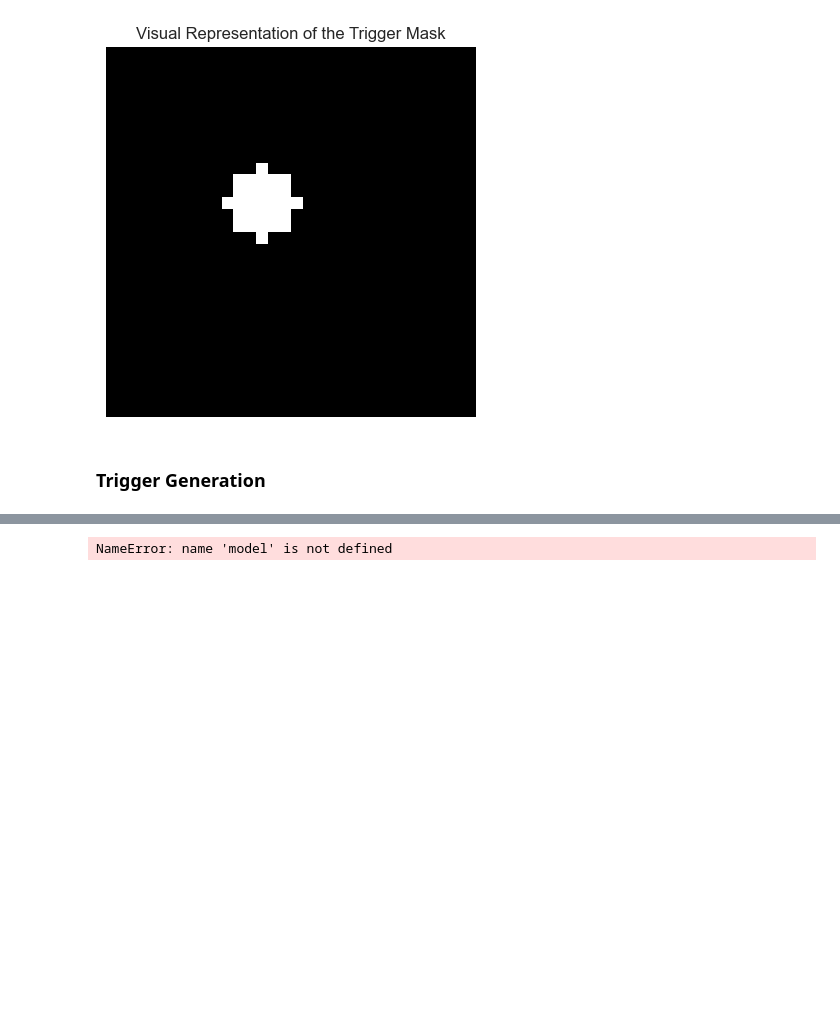
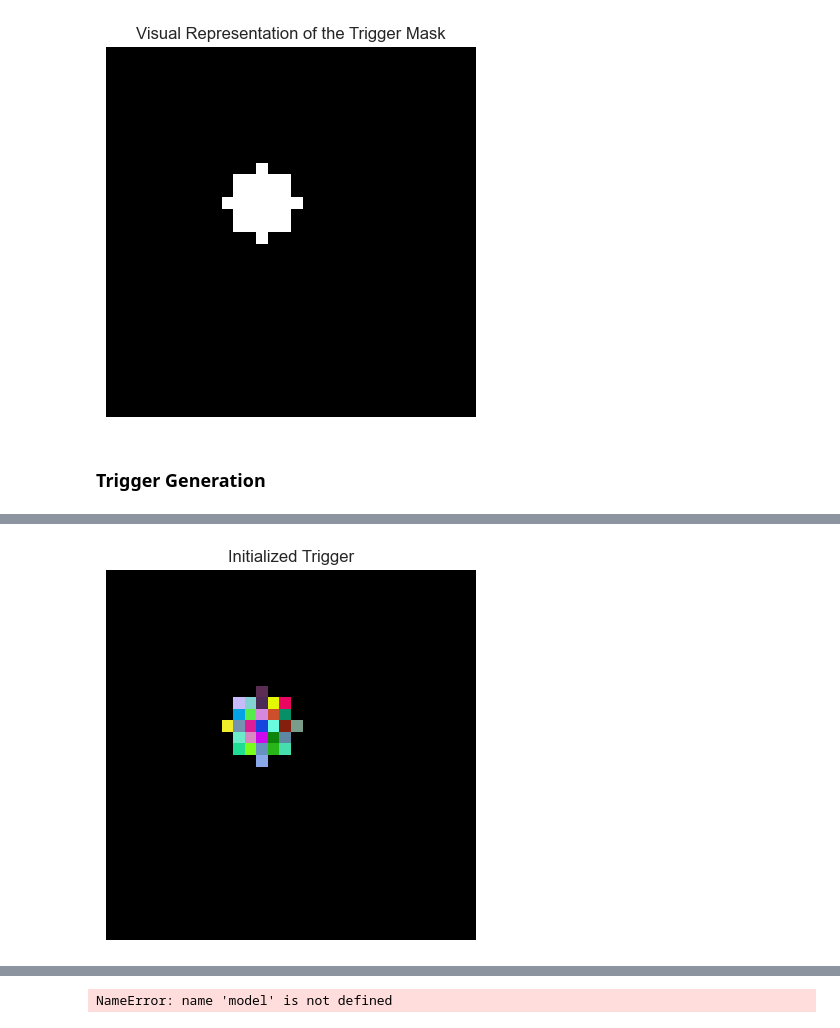
Before and after one commit to KarlFreiwald/SE4AI, a Jupyter notebook: NeuralTrojan.ipynb, the cells around one changed output, grey strips where cells are left out. Saved outputs shown, nothing was run; the diff lists cells and outputs as text; code cells hidden in the pictures; blank space fills up the shorter version.

```diff
--- a/NeuralTrojan.ipynb
+++ b/NeuralTrojan.ipynb
@@ -115,0 +155,7 @@ plt.show()
+# %%
+plt.imshow(base_image+initialize_trigger(mask), cmap='gray')
+plt.title('Initialized Trigger')
+plt.axis('off')
+plt.show()
+# %% [output]
+[figure, added]
```
Also changed, not shown: parts of 21 cells of this notebook, 1 other file.
